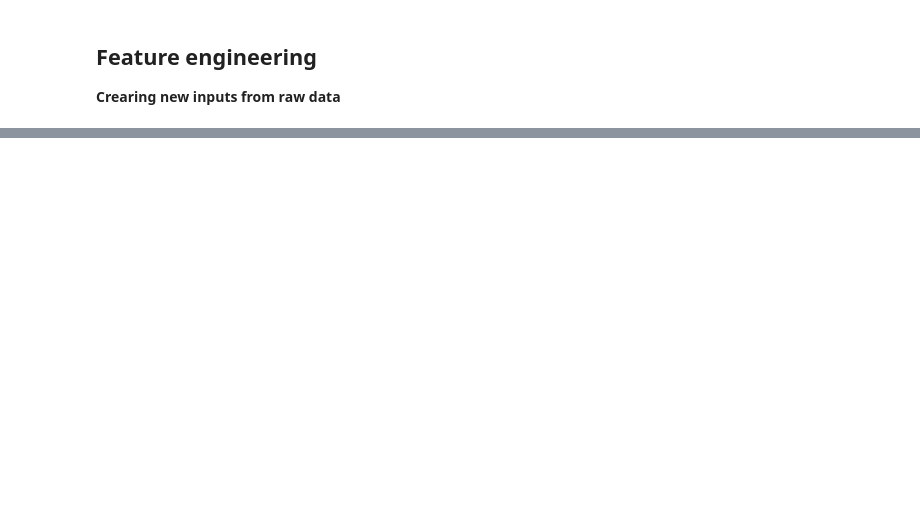
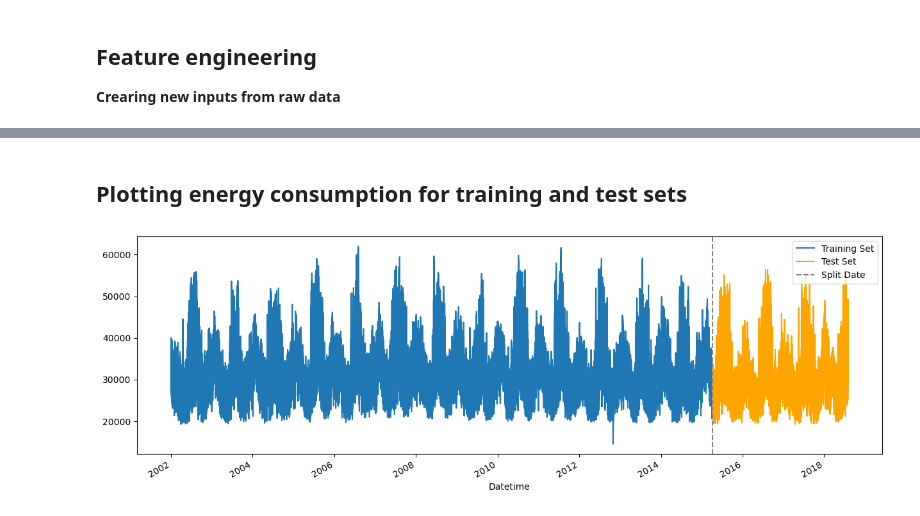
Before and after one commit to YarosInter/Time-Series-XGBoost-Energy-Consumption, a Jupyter notebook: XGBoost_Energy_Consumption_Forecast.ipynb, the cells around one changed output, grey strips where cells are left out. Cells and saved outputs as stored; diff of their text form; code cells hidden in the pictures; blank space fills up the shorter version.

```diff
--- a/XGBoost_Energy_Consumption_Forecast.ipynb
+++ b/XGBoost_Energy_Consumption_Forecast.ipynb
@@ -86,0 +119,3 @@ df.head()
+# %%
+X = df.drop("PJME_MW", axis=1)
+y = df["PJME_MW"]
@@ -86,0 +146,19 @@ df.head()
+# %%
+def split_data(features, labels, percent=80):
+
+    # Splitting the data into features, labels, train and test sets
+    split = int(percent/100 * len(features))
+
+    X = features
+    y = labels
+
+    X_train = X.iloc[:split]
+    y_train = y.iloc[:split]
+
+    X_test = X.iloc[split:]
+    y_test = y.iloc[split:]
+
+    return X_train, y_train, X_test, y_test
+# %%
+# Splitting the dataset in to 80% for training and 20% for testing
+X_train, y_train, X_test, y_test = split_data(X, y, 80)
@@ -86,0 +198,14 @@ df.head()
+# %% [markdown]
+## Plotting energy consumption for training and test sets
+# %%
+# Plot the training and test sets
+date_of_split = "2015-04-09 14:00:00"
+
+fig, ax = plt.subplots(figsize=(15, 5))
+y_train.plot(ax=ax, label="Training Set")
+y_test.plot(ax=ax, label="Test Set", color="orange")
+ax.axvline(date_of_split, ls="--", color="gray", label="Split Date")
+ax.legend()
+plt.show()
+# %% [output]
+[figure, added]
```
Also changed, not shown: parts of 14 cells of this notebook.
